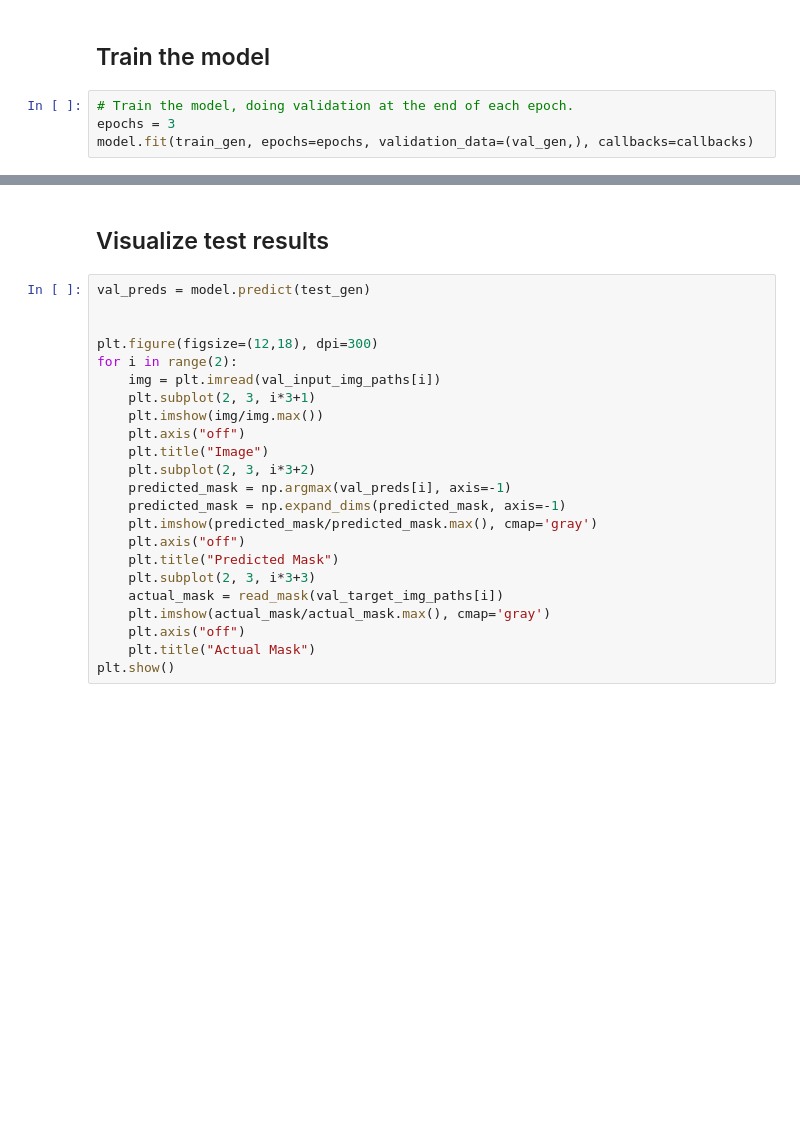
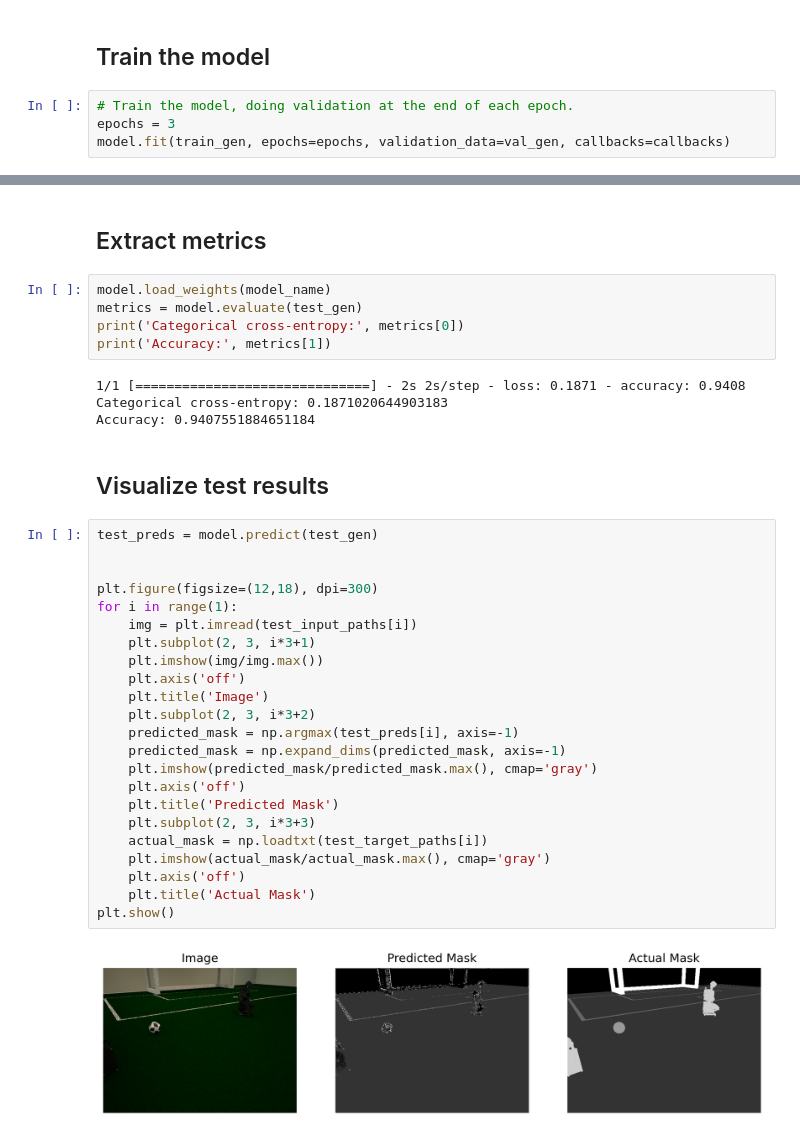
Before and after one commit to ahmadreza-n/enel645-project, a Jupyter notebook: enel645_group11_final_project.ipynb, the cells around one changed output, grey strips where cells are left out. Drawn from its saved outputs; the diff is of its cells as text; blank space fills up the shorter version.

```diff
--- a/enel645_group11_final_project.ipynb
+++ b/enel645_group11_final_project.ipynb
@@ -261,4 +307,4 @@ callbacks = [early_stop, monitor, lr_schedule]
 # %%
 # Train the model, doing validation at the end of each epoch.
 epochs = 3
-model.fit(train_gen, epochs=epochs, validation_data=(val_gen,), callbacks=callbacks)
+model.fit(train_gen, epochs=epochs, validation_data=val_gen, callbacks=callbacks)
@@ -265,25 +319,38 @@ model.fit(train_gen, epochs=epochs, validation_data=(val_gen,), callbacks=callba
+# %% [markdown]
+## Extract metrics
+# %%
+model.load_weights(model_name)
+metrics = model.evaluate(test_gen)
+print('Categorical cross-entropy:', metrics[0])
+print('Accuracy:', metrics[1])
+# %% [output]
+1/1 [==============================] - 2s 2s/step - loss: 0.1871 - accuracy: 0.9408
+Categorical cross-entropy: 0.1871020644903183
+Accuracy: 0.9407551884651184
 # %% [markdown]
 ## Visualize test results
 # %%
-val_preds = model.predict(test_gen)
+test_preds = model.predict(test_gen)
 
 
 plt.figure(figsize=(12,18), dpi=300)
-for i in range(2):
-    img = plt.imread(val_input_img_paths[i])
+for i in range(1):
+    img = plt.imread(test_input_paths[i])
     plt.subplot(2, 3, i*3+1)
     plt.imshow(img/img.max())
-    plt.axis("off")
-    plt.title("Image")
+    plt.axis('off')
+    plt.title('Image')
     plt.subplot(2, 3, i*3+2)
-    predicted_mask = np.argmax(val_preds[i], axis=-1)
+    predicted_mask = np.argmax(test_preds[i], axis=-1)
     predicted_mask = np.expand_dims(predicted_mask, axis=-1)
     plt.imshow(predicted_mask/predicted_mask.max(), cmap='gray')
-    plt.axis("off")
-    plt.title("Predicted Mask")
+    plt.axis('off')
+    plt.title('Predicted Mask')
     plt.subplot(2, 3, i*3+3)
-    actual_mask = read_mask(val_target_img_paths[i])
+    actual_mask = np.loadtxt(test_target_paths[i])
     plt.imshow(actual_mask/actual_mask.max(), cmap='gray')
-    plt.axis("off")
-    plt.title("Actual Mask")
+    plt.axis('off')
+    plt.title('Actual Mask')
 plt.show()
+# %% [output]
+[figure, added]
```
Also changed, not shown: parts of 13 cells of this notebook.
